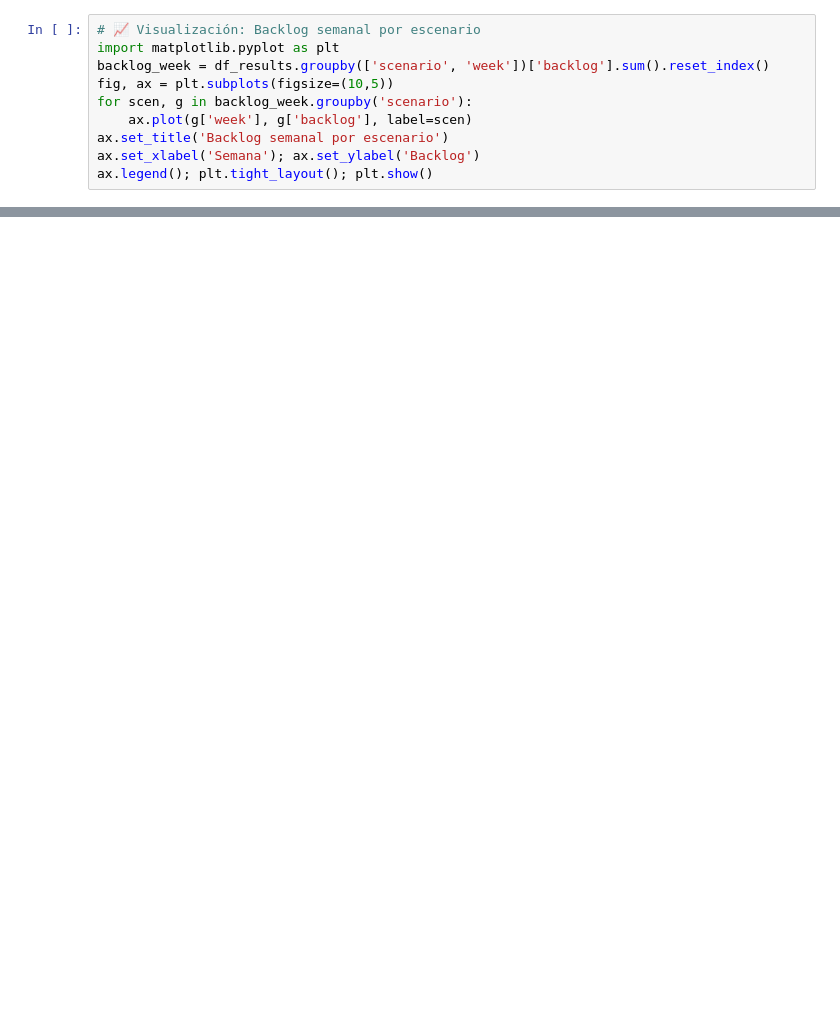
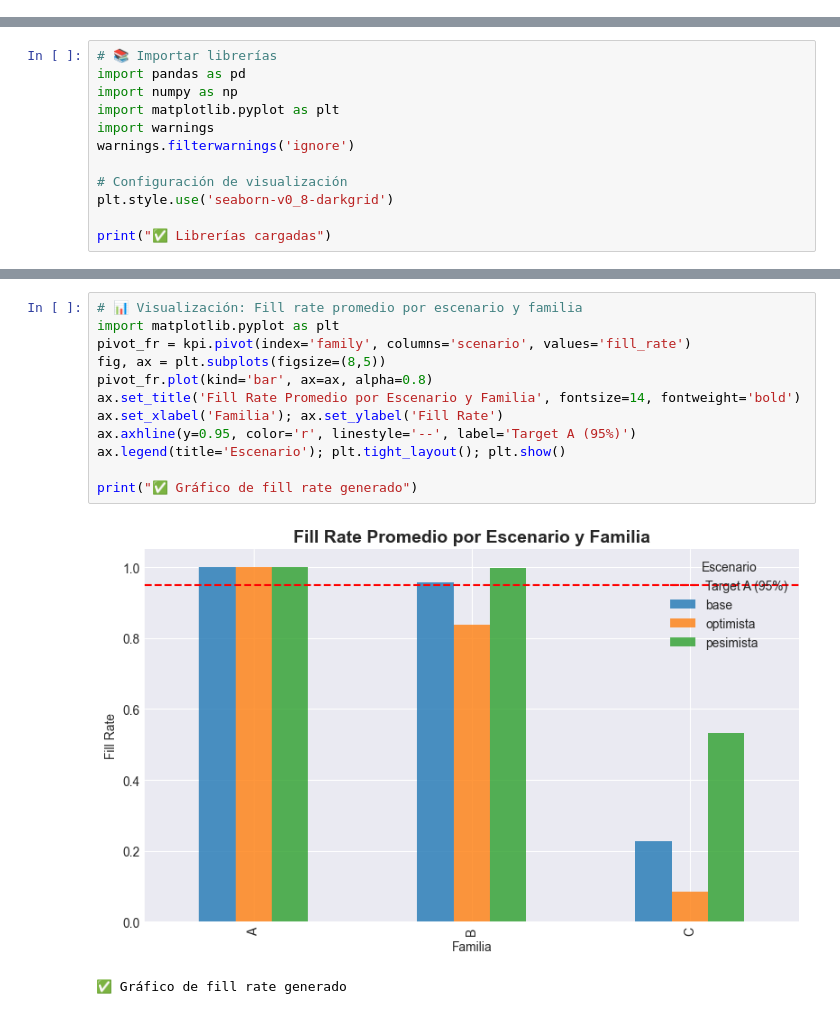
Before and after one commit to lraigosov/supply-chain-data-notebooks, a Jupyter notebook: notebooks/40_business_analytics_bi/BA-02-sop_scenarios.ipynb, the cells around one changed output, grey strips where cells are left out. Saved outputs shown, nothing was run; the diff lists cells and outputs as text; blank space fills up the shorter version.

```diff
--- a/notebooks/40_business_analytics_bi/BA-02-sop_scenarios.ipynb
+++ b/notebooks/40_business_analytics_bi/BA-02-sop_scenarios.ipynb
@@ -299,10 +0,0 @@ Se exportan `results.parquet` y `kpi.parquet` a `data/processed/sop_scenarios/`
-# %%
-# 📈 Visualización: Backlog semanal por escenario
-import matplotlib.pyplot as plt
-backlog_week = df_results.groupby(['scenario', 'week'])['backlog'].sum().reset_index()
-fig, ax = plt.subplots(figsize=(10,5))
-for scen, g in backlog_week.groupby('scenario'):
-    ax.plot(g['week'], g['backlog'], label=scen)
-ax.set_title('Backlog semanal por escenario')
-ax.set_xlabel('Semana'); ax.set_ylabel('Backlog')
-ax.legend(); plt.tight_layout(); plt.show()
@@ -346,0 +149,12 @@ Notebook BA-02 listo: resultados y KPIs generados.
+# %%
+# 📚 Importar librerías
+import pandas as pd
+import numpy as np
+import matplotlib.pyplot as plt
+import warnings
+warnings.filterwarnings('ignore')
+
+# Configuración de visualización
+plt.style.use('seaborn-v0_8-darkgrid')
+
+print("✅ Librerías cargadas")
@@ -346,0 +413,15 @@ Notebook BA-02 listo: resultados y KPIs generados.
+# %%
+# 📊 Visualización: Fill rate promedio por escenario y familia
+import matplotlib.pyplot as plt
+pivot_fr = kpi.pivot(index='family', columns='scenario', values='fill_rate')
+fig, ax = plt.subplots(figsize=(8,5))
+pivot_fr.plot(kind='bar', ax=ax, alpha=0.8)
+ax.set_title('Fill Rate Promedio por Escenario y Familia', fontsize=14, fontweight='bold')
+ax.set_xlabel('Familia'); ax.set_ylabel('Fill Rate')
+ax.axhline(y=0.95, color='r', linestyle='--', label='Target A (95%)')
+ax.legend(title='Escenario'); plt.tight_layout(); plt.show()
+
+print("✅ Gráfico de fill rate generado")
+# %% [output]
+[figure, added]
+✅ Gráfico de fill rate generado
```
Also changed, not shown: parts of 51 cells of this notebook.
